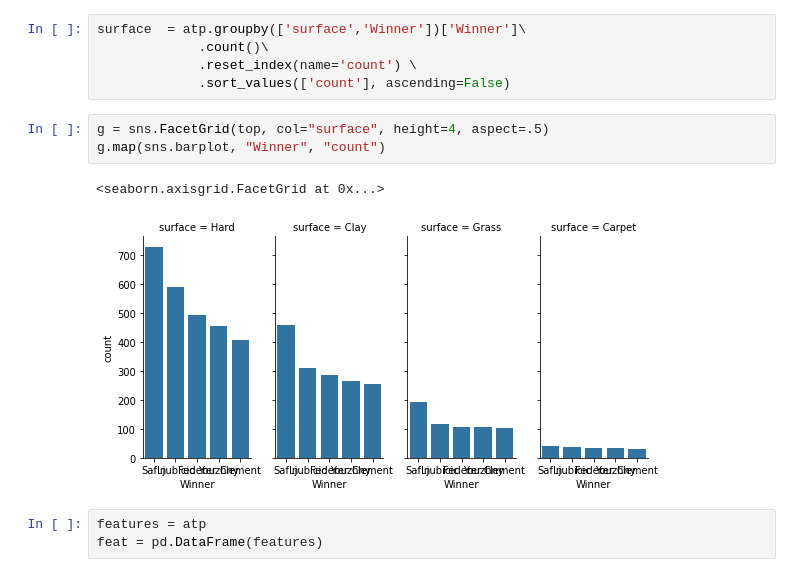
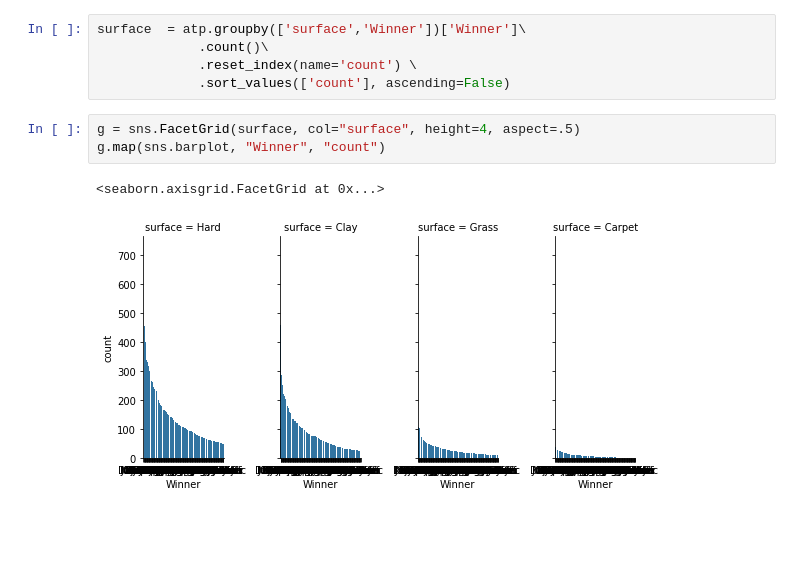
Before and after one commit to thimler/ATP-project, a Jupyter notebook: src/Untitled-3.ipynb, the cells around one changed output. Cells and saved outputs as stored; diff of their text form; blank space fills up the shorter version.

```diff
--- a/src/Untitled-3.ipynb
+++ b/src/Untitled-3.ipynb
@@ -277,11 +295,8 @@ surface  = atp.groupby(['surface','Winner'])['Winner']\
              .reset_index(name='count') \
              .sort_values(['count'], ascending=False)
 # %%
-g = sns.FacetGrid(top, col="surface", height=4, aspect=.5)
+g = sns.FacetGrid(surface, col="surface", height=4, aspect=.5)
 g.map(sns.barplot, "Winner", "count")
 # %% [output]
 <seaborn.axisgrid.FacetGrid at 0x...>
-[figure, old version]
+[figure, new version]
-# %%
-features = atp
-feat = pd.DataFrame(features)
```
Also changed, not shown: parts of 25 cells of this notebook.
